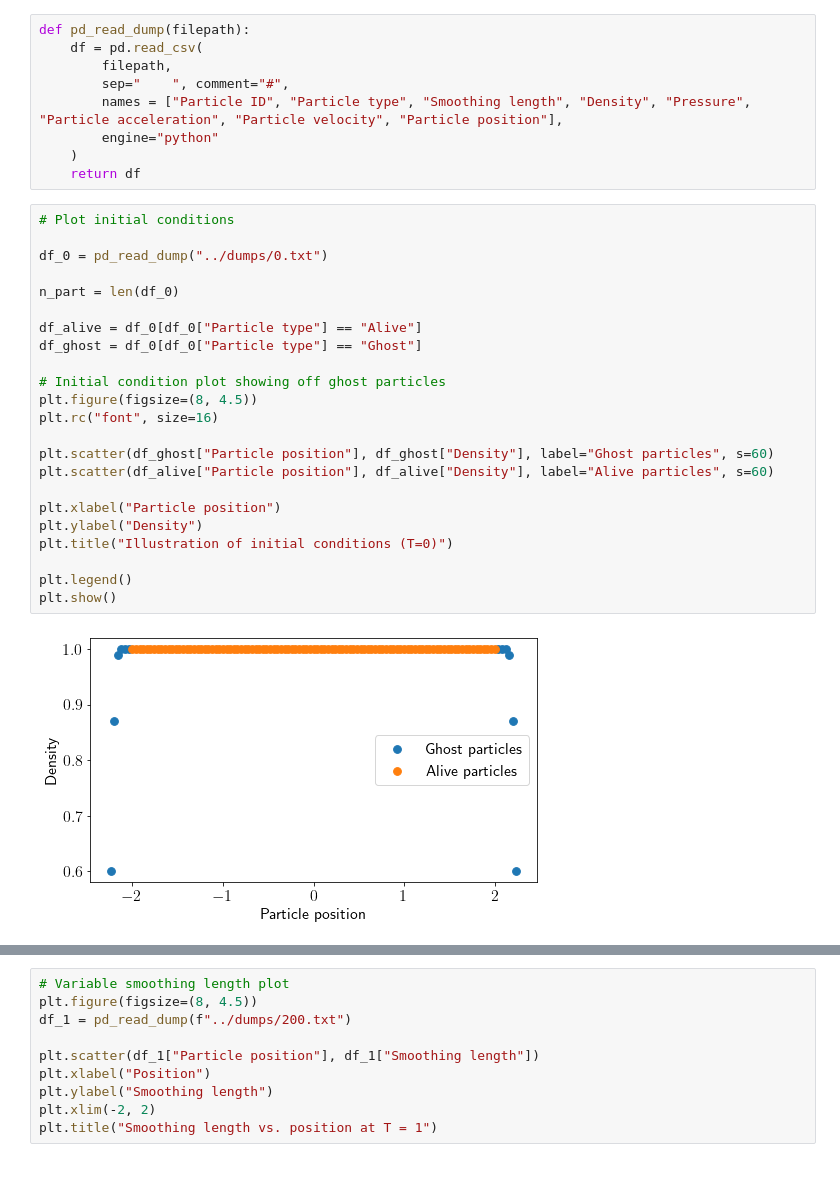
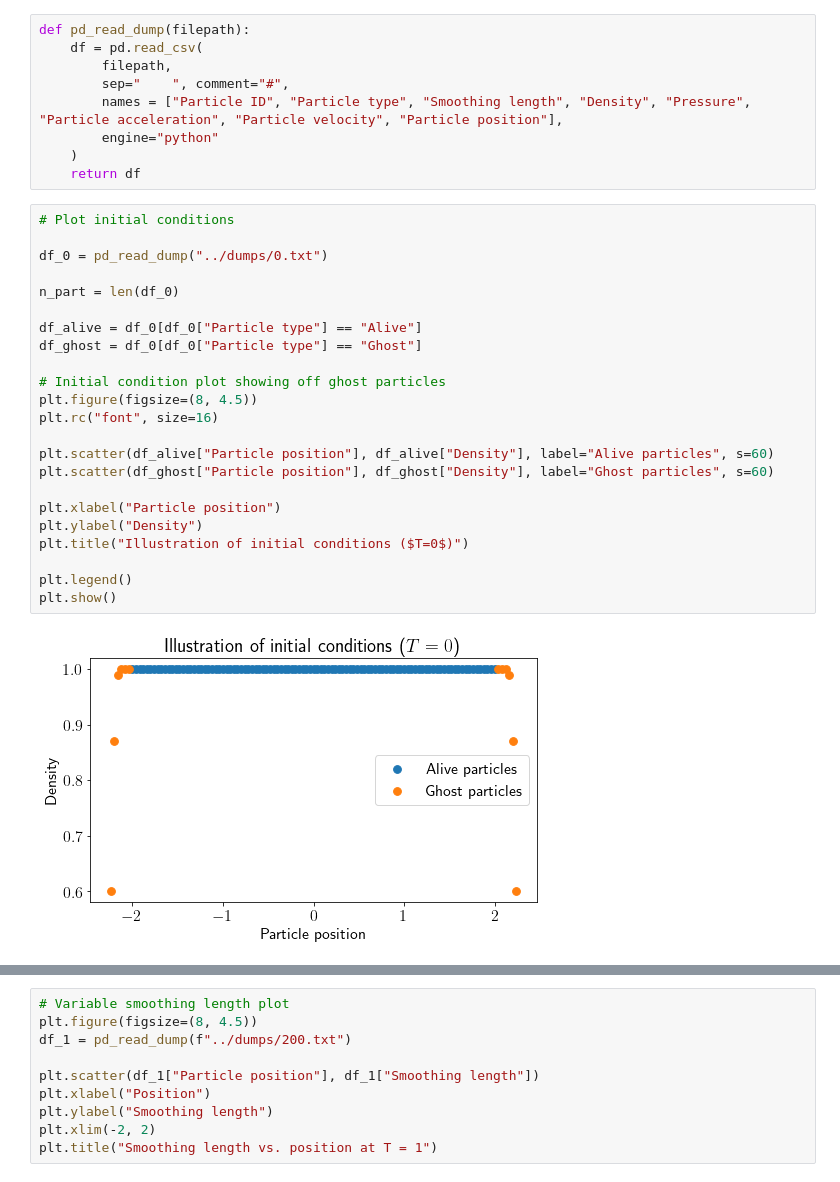
Before and after one commit to SapiensAnatis/sph, a Jupyter notebook: plots/analyze_results.ipynb, the cells around one changed output, grey strips where cells are left out. Drawn from its saved outputs; the diff is of its cells as text.

```diff
--- a/plots/analyze_results.ipynb
+++ b/plots/analyze_results.ipynb
@@ -16,28 +16,28 @@ def pd_read_dump(filepath):
 # %%
 # Plot initial conditions
 
 df_0 = pd_read_dump("../dumps/0.txt")
 
 n_part = len(df_0)
 
 df_alive = df_0[df_0["Particle type"] == "Alive"]
 df_ghost = df_0[df_0["Particle type"] == "Ghost"]
 
 # Initial condition plot showing off ghost particles
 plt.figure(figsize=(8, 4.5))
 plt.rc("font", size=16)
 
+plt.scatter(df_alive["Particle position"], df_alive["Density"], label="Alive particles", s=60)
 plt.scatter(df_ghost["Particle position"], df_ghost["Density"], label="Ghost particles", s=60)
-plt.scatter(df_alive["Particle position"], df_alive["Density"], label="Alive particles", s=60)
 
 plt.xlabel("Particle position")
 plt.ylabel("Density")
-plt.title("Illustration of initial conditions (T=0)")
+plt.title("Illustration of initial conditions ($T=0$)")
 
 plt.legend()
 plt.show()
 # %% [output]
-[figure, old version]
+[figure, new version]
 # %%
 # Density plot at t = 1 for isothermal shock test
 fig, ax = plt.subplots(1, 2, figsize=(12, 5))
```
Also changed, not shown: parts of 1 cell of this notebook, 12 other files.
